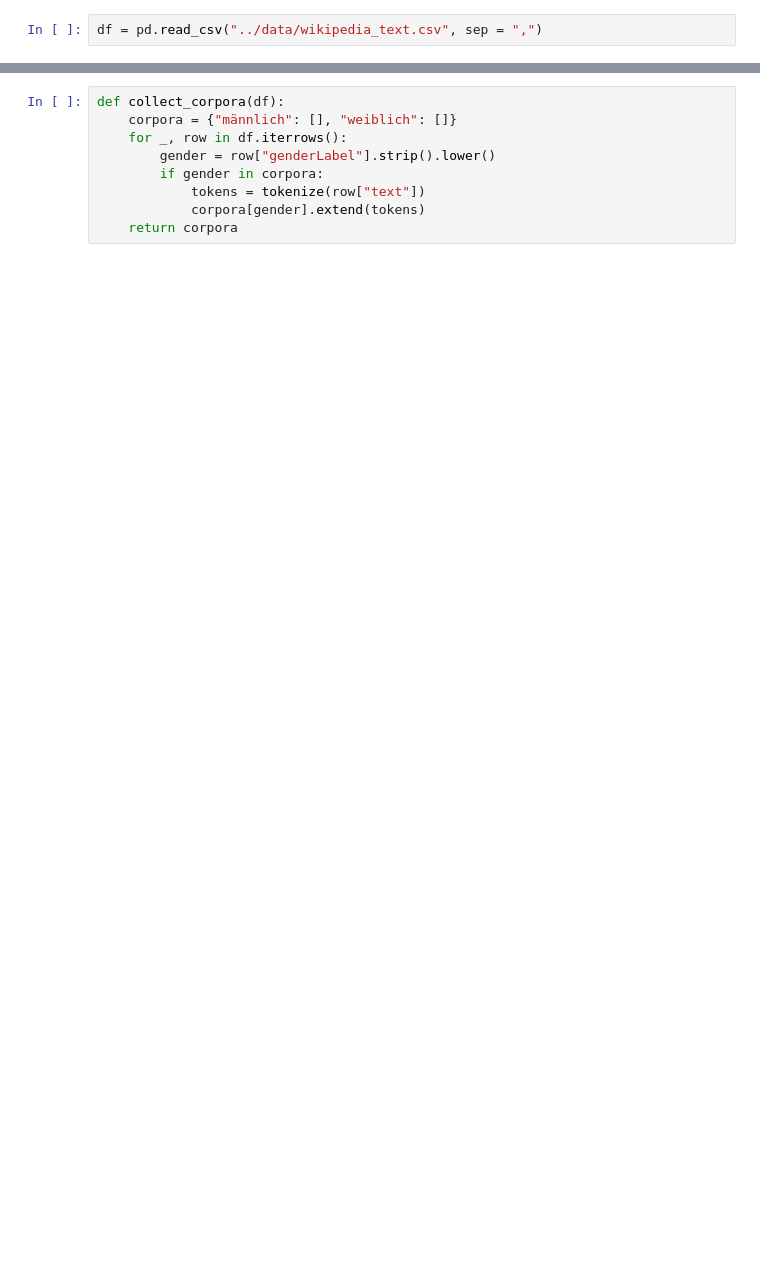
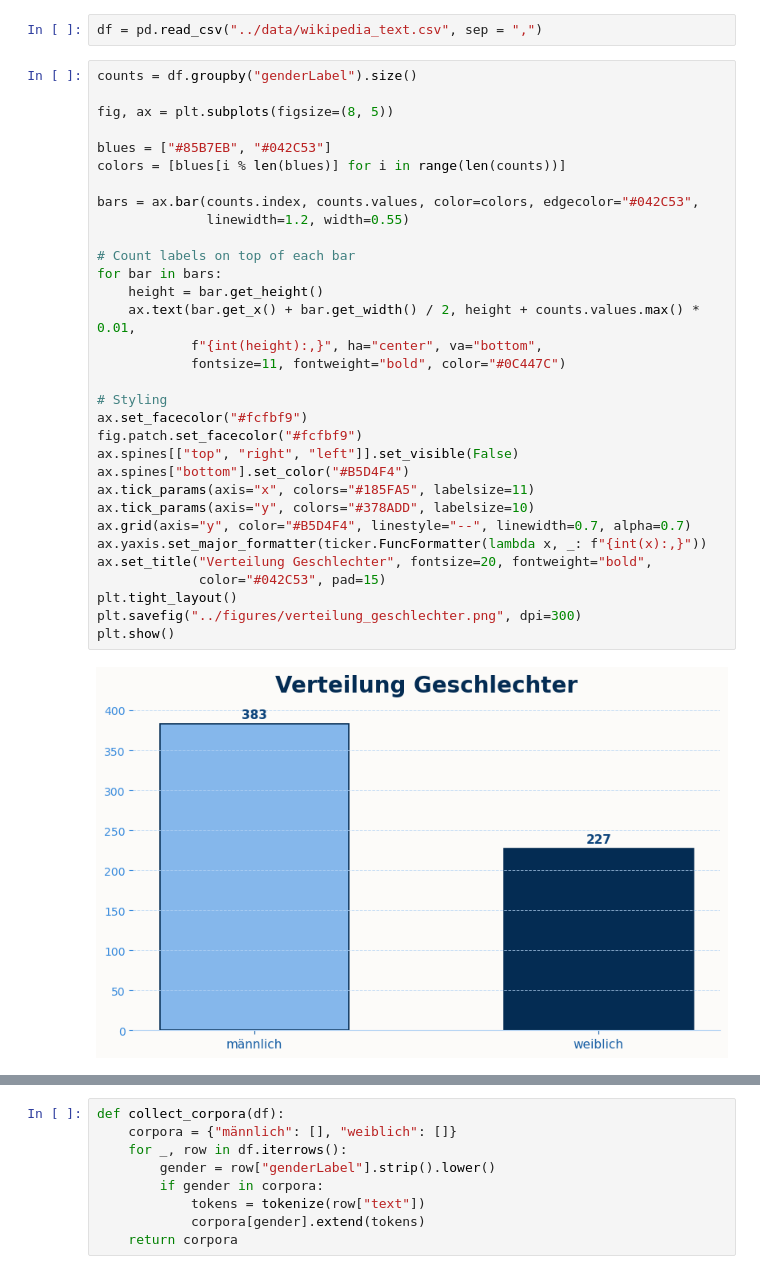
Before and after one commit to NLaubner/Gender-Aspekte, a Jupyter notebook: notebooks/frequency_analysis.ipynb, the cells around one changed output, grey strips where cells are left out. Saved outputs shown, nothing was run; the diff lists cells and outputs as text; blank space fills up the shorter version.

```diff
--- a/notebooks/frequency_analysis.ipynb
+++ b/notebooks/frequency_analysis.ipynb
@@ -11,3 +12,37 @@ from nltk.corpus import stopwords
 import re
 # %%
 df = pd.read_csv("../data/wikipedia_text.csv", sep = ",")
+# %%
+counts = df.groupby("genderLabel").size()
+
+fig, ax = plt.subplots(figsize=(8, 5))
+
+blues = ["#85B7EB", "#042C53"]
+colors = [blues[i % len(blues)] for i in range(len(counts))]
+
+bars = ax.bar(counts.index, counts.values, color=colors, edgecolor="#042C53",
+              linewidth=1.2, width=0.55)
+
+# Count labels on top of each bar
+for bar in bars:
+    height = bar.get_height()
+    ax.text(bar.get_x() + bar.get_width() / 2, height + counts.values.max() * 0.01,
+            f"{int(height):,}", ha="center", va="bottom",
+            fontsize=11, fontweight="bold", color="#0C447C")
+
+# Styling
+ax.set_facecolor("#fcfbf9")
+fig.patch.set_facecolor("#fcfbf9")
+ax.spines[["top", "right", "left"]].set_visible(False)
+ax.spines["bottom"].set_color("#B5D4F4")
+ax.tick_params(axis="x", colors="#185FA5", labelsize=11)
+ax.tick_params(axis="y", colors="#378ADD", labelsize=10)
+ax.grid(axis="y", color="#B5D4F4", linestyle="--", linewidth=0.7, alpha=0.7)
+ax.yaxis.set_major_formatter(ticker.FuncFormatter(lambda x, _: f"{int(x):,}"))
+ax.set_title("Verteilung Geschlechter", fontsize=20, fontweight="bold",
+             color="#042C53", pad=15)
+plt.tight_layout()
+plt.savefig("../figures/verteilung_geschlechter.png", dpi=300)
+plt.show()
+# %% [output]
+[figure, added]
```
Also changed, not shown: parts of 13 cells of this notebook, 4 other files.
